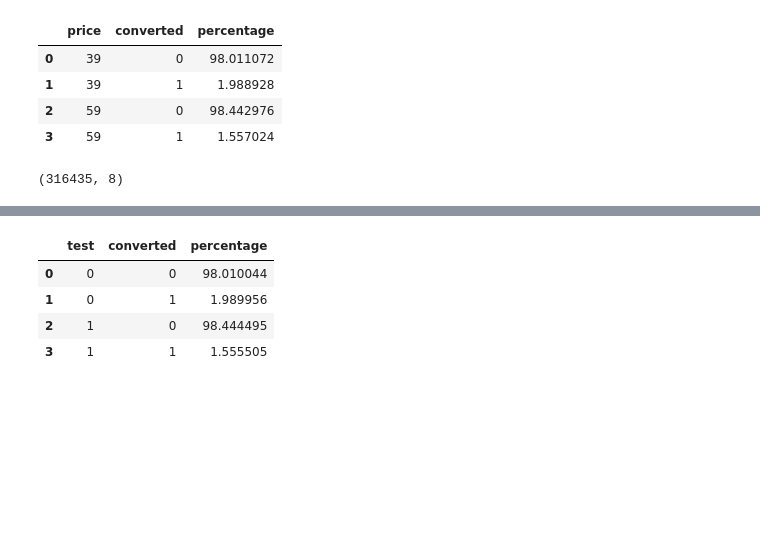
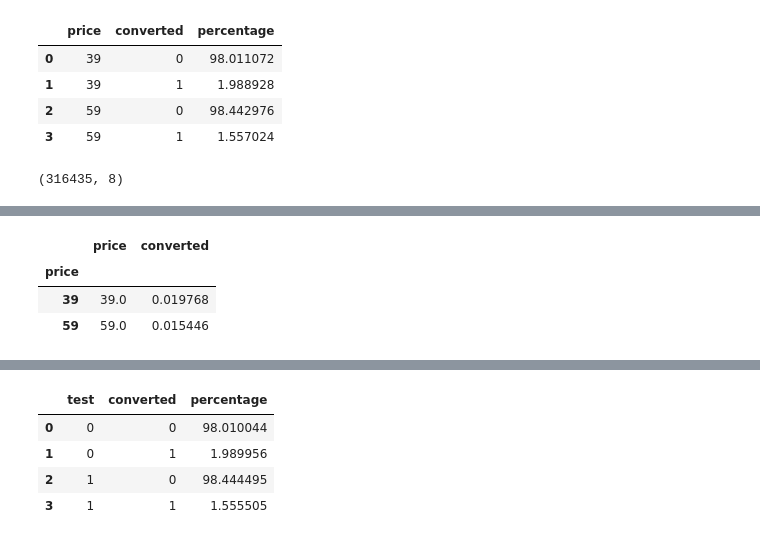
Before and after one commit to MFazel1/Data-Challenge-2, a Jupyter notebook: A:B testing on price/A:B Testing.ipynb, the cells around one changed output, grey strips where cells are left out. Saved outputs shown, nothing was run; the diff lists cells and outputs as text; code cells hidden in the pictures; blank space fills up the shorter version.

```diff
--- a/A:B testing on price/A:B Testing.ipynb
+++ b/A:B testing on price/A:B Testing.ipynb
@@ -93,0 +116,8 @@ Clean_Test_Data.shape
+# %%
+Ratio=Df_merged.groupby ("price")['price', 'converted'].mean()
+Ratio
+# %% [output]
+|  | price | converted |
+| price |  |  |
+| 39 | 39.0 | 0.019768 |
+| 59 | 59.0 | 0.015446 |
```
Also changed, not shown: parts of 9 cells of this notebook.
